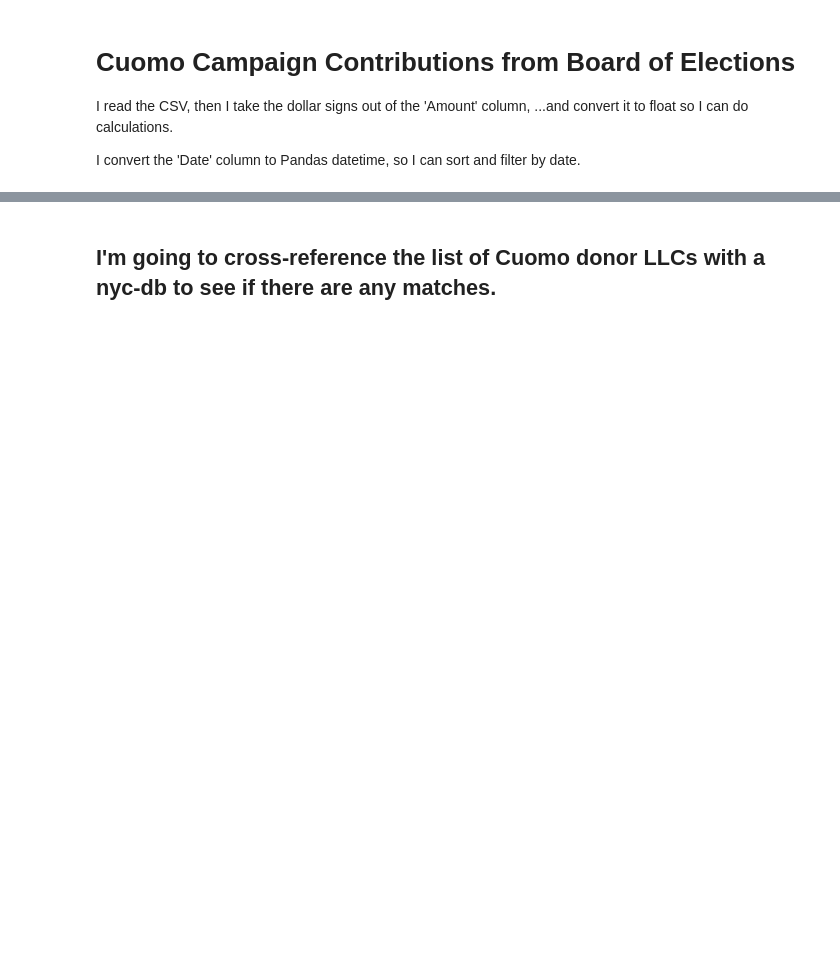
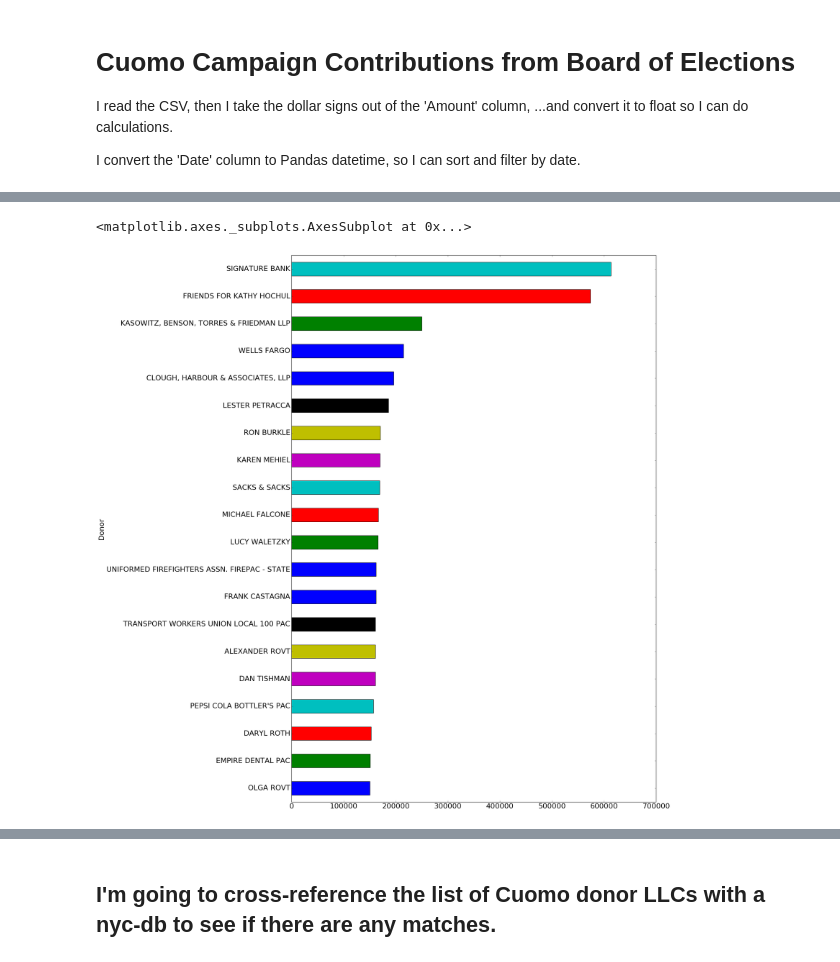
Before and after one commit to kromreig/warchest_cuomo_indy, a Jupyter notebook: Cuomo_Campaign_Finance.ipynb, the cells around one changed output, grey strips where cells are left out. Saved outputs shown, nothing was run; the diff lists cells and outputs as text; code cells hidden in the pictures; blank space fills up the shorter version.

```diff
--- a/Cuomo_Campaign_Finance.ipynb
+++ b/Cuomo_Campaign_Finance.ipynb
@@ -27,0 +25,6 @@ df['2014-11-01':]['Amount'].sum()
+# %%
+df = pd.read_csv("Campaign_Contributions.csv")
+ftm_df = pd.read_csv("FollowTheMoneyDownload20180705(010706).csv")
+ftm_df = ftm_df.drop_duplicates('Original_Name', keep='first')
+df['Amount'] = df['Amount'].replace( '[\$,)]','', regex=True ).astype(float)
+new_df = pd.merge(df, ftm_df, left_on='Donor', right_on='Original_Name', how='left', suffixes=['_boe','_ftm'])
@@ -27,0 +35,31 @@ df['2014-11-01':]['Amount'].sum()
+# %%
+new_df['Date'] = pd.to_datetime(new_df['Date_boe'], infer_datetime_format=True)
+new_df['Donation_Date']=new_df['Date']
+new_df.set_index('Date', inplace=True)
+new_df.sort_index(axis=0, inplace=True)
+new_df.dropna(subset=['Date_boe'], inplace=True)
+# %%
+new_df = new_df[['Donor', 'Address', 'Filer ID', 'Check No.', 'Amount_boe', 'Date_boe',
+       'Recipient', 'Transaction Code', 'Contribution Code',
+       'Contribution Type', 'Fiscal Report', 'request',
+       'Filing_Jurisdiction', 'Filer',
+       'Candidate',
+       'Candidate_Entity',
+       'Election_Status',
+       'Status_of_Candidate',
+       'Specific_Party',
+       'General_Party', 'Election_Jurisdiction',
+       'Election_Year',
+       'Election_Type',
+       'Original_Name',
+       'Contributor',
+       'Type_of_Contributor','Specific_Business', 'General_Industry','Broad_Sector',
+       'Amount_ftm', 'Date_ftm','Type_of_Transaction','Purpose','City','State','Zip', 'In-State',
+       'Parent_Org_or_Employer', 'Donation_Date']]
+# %%
+plt.figure(figsize=(20,30))
+new_df['2010-01-01':].groupby('Donor').filter(lambda x: x['Amount_boe'].sum()>150000)\
+.groupby('Donor')['Amount_boe'].sum().sort_values().plot(kind='barh')
+# %% [output]
+<matplotlib.axes._subplots.AxesSubplot at 0x...>
+[figure, added]
```
Also changed, not shown: parts of 48 cells of this notebook.
